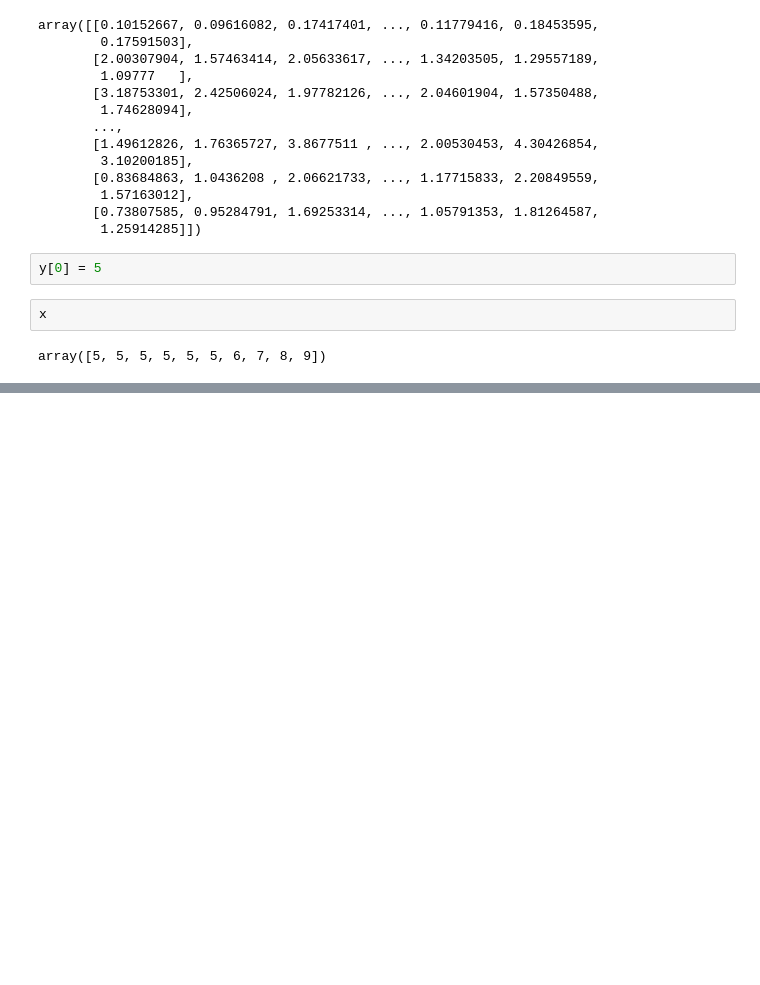
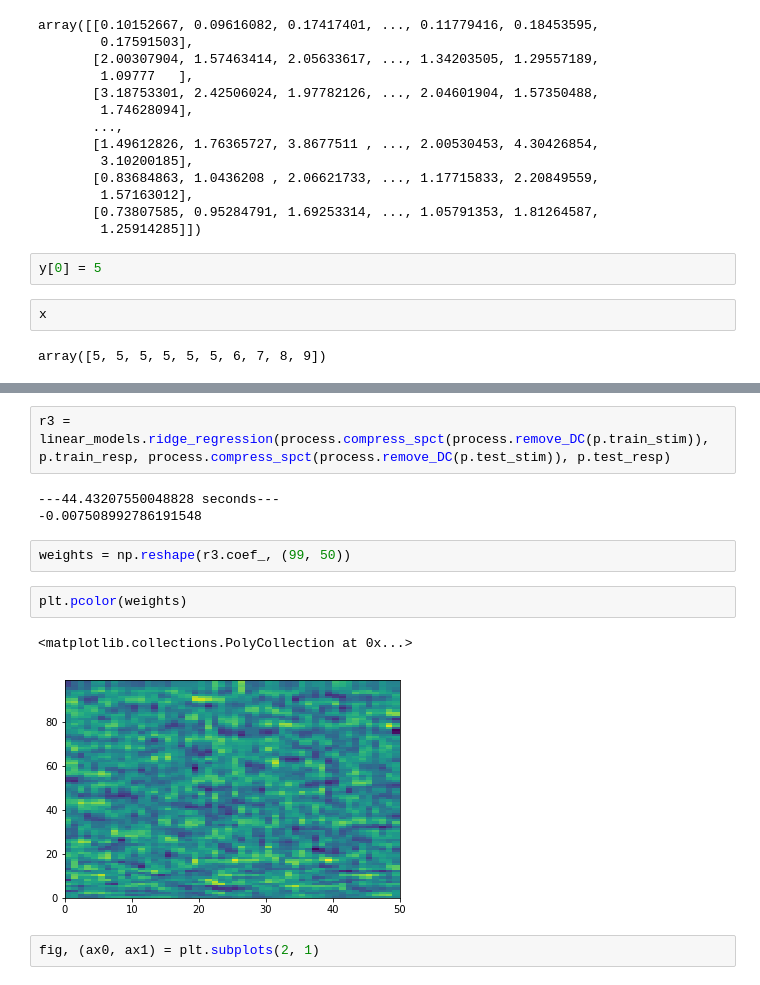
Before and after one commit to akumar01/dmr_analysis, a Jupyter notebook: linear/NRC.ipynb, the cells around one changed output, grey strips where cells are left out. Saved outputs shown, nothing was run; the diff lists cells and outputs as text; blank space fills up the shorter version.

```diff
--- a/linear/NRC.ipynb
+++ b/linear/NRC.ipynb
@@ -185,0 +198,14 @@ array([5, 5, 5, 5, 5, 5, 6, 7, 8, 9])
+# %%
+r3 = linear_models.ridge_regression(process.compress_spct(process.remove_DC(p.train_stim)), p.train_resp, process.compress_spct(process.remove_DC(p.test_stim)), p.test_resp)
+# %% [output]
+---44.43207550048828 seconds---
+-0.007508992786191548
+# %%
+weights = np.reshape(r3.coef_, (99, 50))
+# %%
+plt.pcolor(weights)
+# %% [output]
+<matplotlib.collections.PolyCollection at 0x...>
+[figure, added]
+# %%
+fig, (ax0, ax1) = plt.subplots(2, 1)
```
Also changed, not shown: parts of 3 cells of this notebook, 2 other files.
